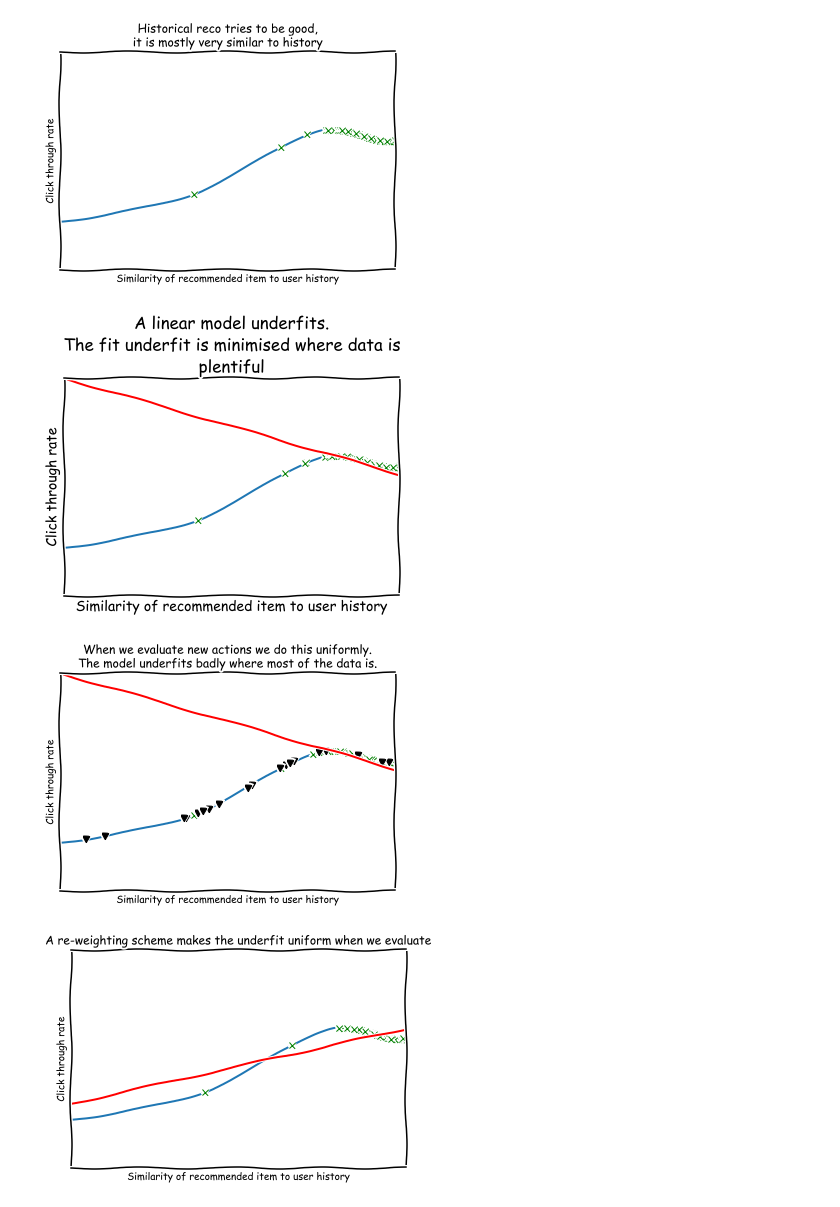
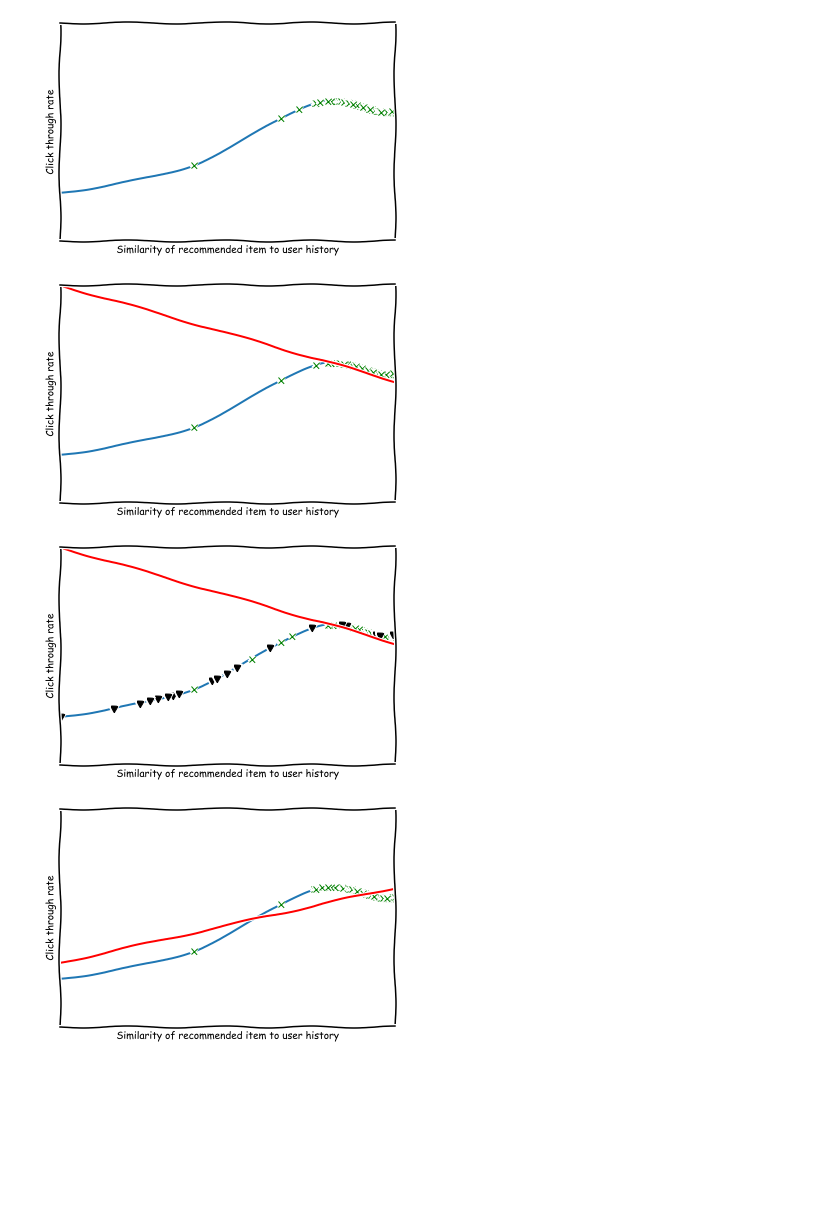
Before and after one commit to criteo-research/bandit-reco, a Jupyter notebook: figures_for_presentation/reweighted plot.ipynb, the cells around one changed output. Drawn from its saved outputs; the diff is of its cells as text; code cells hidden in the pictures; blank space fills up the shorter version.

Commit message:
title gone

```diff
--- a/figures_for_presentation/reweighted plot.ipynb
+++ b/figures_for_presentation/reweighted plot.ipynb
@@ -33,19 +31,19 @@ import scipy.stats.distributions as d
 # %%
 xxs = d.beta.rvs(18,1,size=200)
 xxs = hstack((xxs,array([0.4,0.66,0.8])))
 yys = fn(xxs)
 plt.xticks([])
 plt.yticks([])
 plt.plot(xx,fn(xx))
 plt.xlabel('Similarity of recommended item to user history')
 plt.ylabel('Click through rate')
-plt.title('Historical reco tries to be good,\nit is mostly very similar to history')
+#plt.title('Historical reco tries to be good,\nit is mostly very similar to history')
 plt.plot(xxs,yys,'gx')
 
 plt.axis([0, 1, 0, 6.8])
 plt.savefig('reweight_plots/rw_bb.png')
 # %% [output]
-[figure, old version]
+[figure, new version]
 # %%
 xxs = d.beta.rvs(18,1,size=200)
 xxs = hstack((xxs,array([0.4,0.66,0.8])))
@@ -55,7 +53,7 @@ plt.yticks([])
 plt.plot(xx,fn(xx))
 plt.xlabel('Similarity of recommended item to user history')
 plt.ylabel('Click through rate')
-plt.title('A linear model underfits.\nThe fit underfit is minimised where data is\nplentiful')
+#plt.title('A linear model underfits.\nThe fit underfit is minimised where data is\nplentiful')
 plt.plot(xxs,yys,'gx')
 fn(xx)
 (4.04423732-4.07752274)/(1-0.98989899)
@@ -63,7 +61,7 @@ plt.plot(xx,-3*xx+6.8,'r')
 plt.axis([0, 1, 0, 6.8])
 plt.savefig('reweight_plots/rw_cc.png')
 # %% [output]
-[figure, old version]
+[figure, new version]
 # %%
 xxs = d.beta.rvs(18,1,size=200)
 xxs = hstack((xxs,array([0.4,0.66,0.8])))
@@ -73,7 +71,7 @@ plt.yticks([])
 plt.plot(xx,fn(xx))
 plt.xlabel('Similarity of recommended item to user history')
 plt.ylabel('Click through rate')
-plt.title('When we evaluate new actions we do this uniformly.\nThe model underfits badly where most of the data is.')
+#plt.title('When we evaluate new actions we do this uniformly.\nThe model underfits badly where most of the data is.')
 plt.plot(xxs,yys,'gx')
 xxs2 = d.beta.rvs(1,1,size=20)
 yys2 = fn(xxs2)
@@ -83,7 +81,7 @@ plt.plot(xx,-3*xx+6.8,'r')
 plt.axis([0, 1, 0, 6.8])
 plt.savefig('reweight_plots/rw_dd.png')
 # %% [output]
-[figure, old version]
+[figure, new version]
 # %%
 xxs = d.beta.rvs(18,1,size=200)
 xxs = hstack((xxs,array([0.4,0.66,0.8])))
@@ -93,7 +91,7 @@ plt.yticks([])
 plt.plot(xx,fn(xx))
 plt.xlabel('Similarity of recommended item to user history')
 plt.ylabel('Click through rate')
-plt.title('A re-weighting scheme makes the underfit uniform when we evaluate')
+#plt.title('A re-weighting scheme makes the underfit uniform when we evaluate')
 plt.plot(xxs,yys,'gx')
 fn(xx)
 (4.04423732-4.07752274)/(1-0.98989899)
@@ -104,7 +102,7 @@ plt.plot(xx,2.35*xx+2,'r')
 plt.axis([0, 1, 0, 6.8])
 plt.savefig('reweight_plots/rw_ee.png')
 # %% [output]
-[figure, old version]
+[figure, new version]
 # %%
 pwd
 # %% [output]
```
Also changed, not shown: parts of 2 cells of this notebook.
